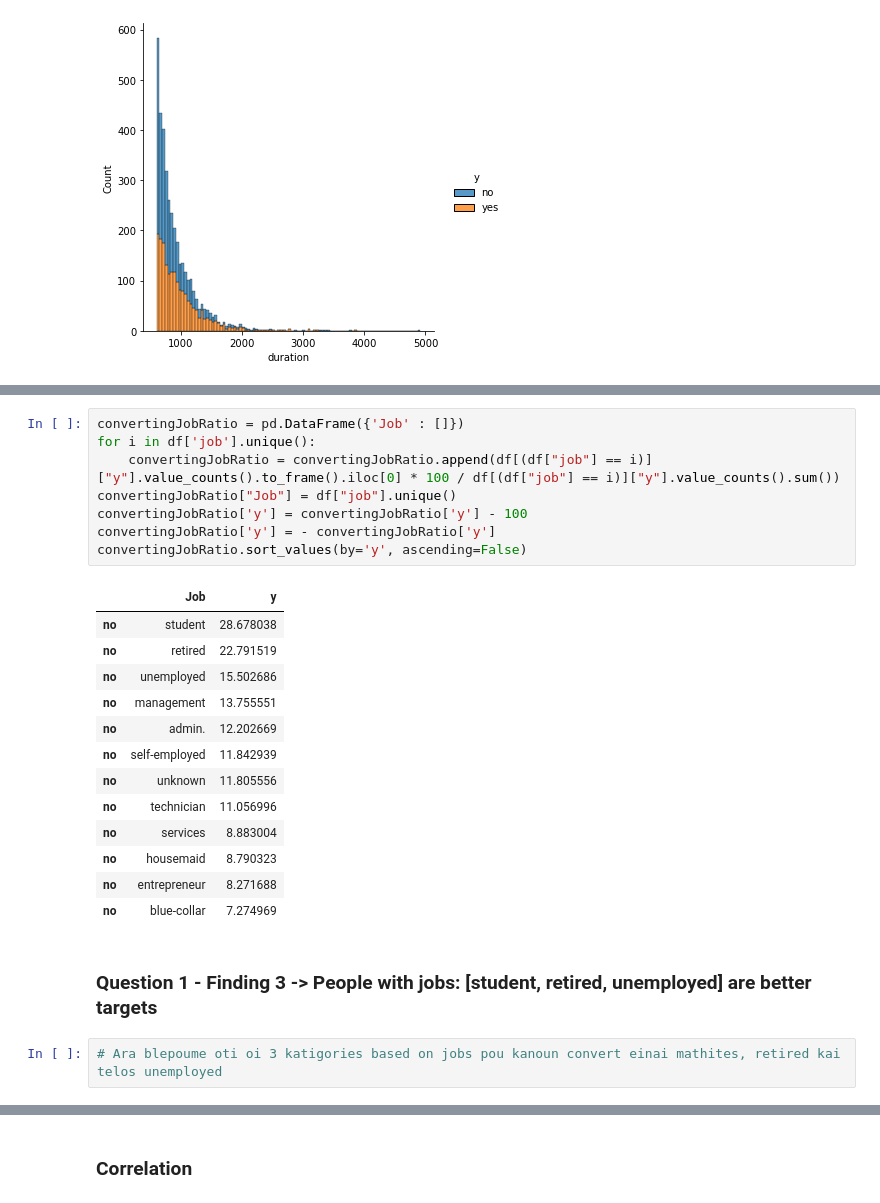
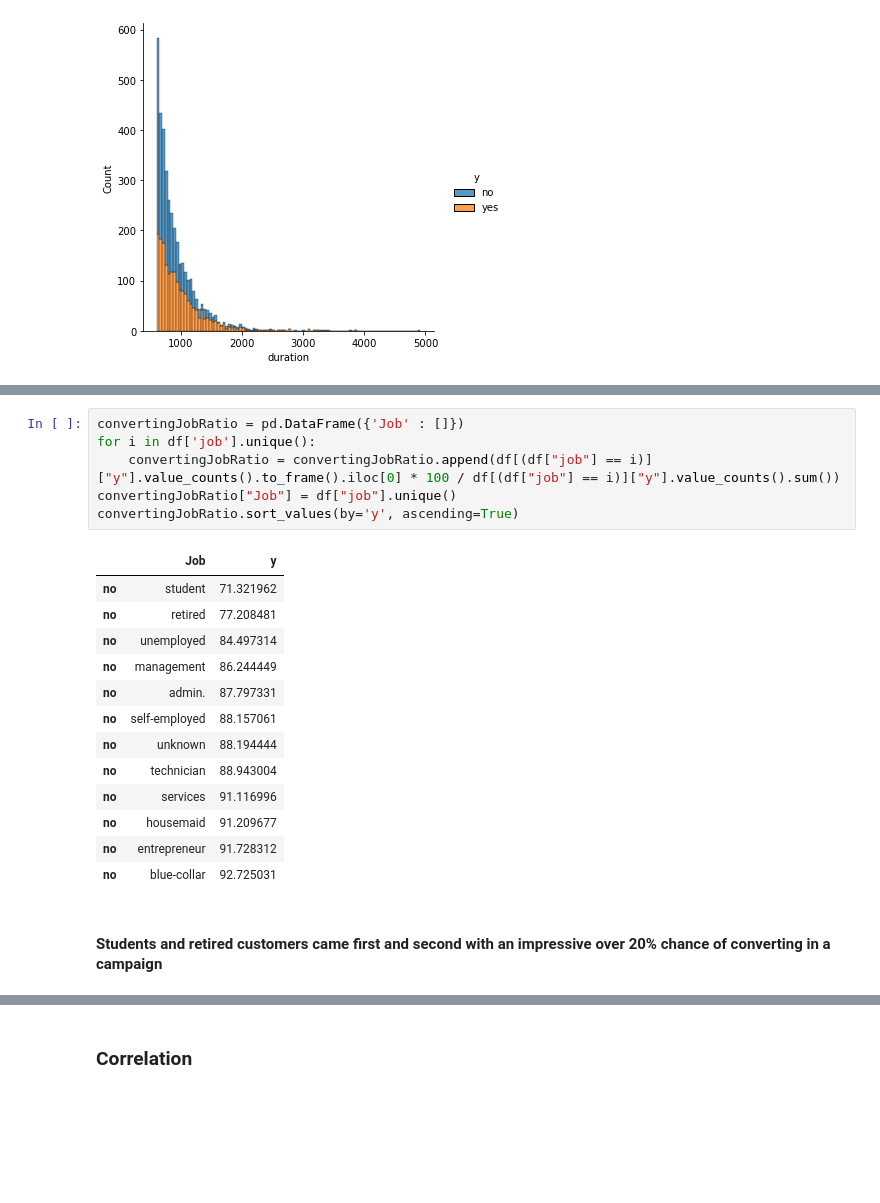
Before and after one commit to andreastgram/ds_banking, a Jupyter notebook: ds_banking.ipynb, the cells around one changed output, grey strips where cells are left out. Drawn from its saved outputs; the diff is of its cells as text; blank space fills up the shorter version.

```diff
--- a/ds_banking.ipynb
+++ b/ds_banking.ipynb
@@ -188,29 +166,25 @@ plt.show()
 # %%
 convertingJobRatio = pd.DataFrame({'Job' : []})
 for i in df['job'].unique():
     convertingJobRatio = convertingJobRatio.append(df[(df["job"] == i)]["y"].value_counts().to_frame().iloc[0] * 100 / df[(df["job"] == i)]["y"].value_counts().sum())
 convertingJobRatio["Job"] = df["job"].unique()
-convertingJobRatio['y'] = convertingJobRatio['y'] - 100
-convertingJobRatio['y'] = - convertingJobRatio['y']
-convertingJobRatio.sort_values(by='y', ascending=False)
+convertingJobRatio.sort_values(by='y', ascending=True)
 # %% [output]
 |  | Job | y |
-| no | student | 28.678038 |
-| no | retired | 22.791519 |
-| no | unemployed | 15.502686 |
-| no | management | 13.755551 |
-| no | admin. | 12.202669 |
-| no | self-employed | 11.842939 |
-| no | unknown | 11.805556 |
-| no | technician | 11.056996 |
-| no | services | 8.883004 |
-| no | housemaid | 8.790323 |
-| no | entrepreneur | 8.271688 |
-| no | blue-collar | 7.274969 |
+| no | student | 71.321962 |
+| no | retired | 77.208481 |
+| no | unemployed | 84.497314 |
+| no | management | 86.244449 |
+| no | admin. | 87.797331 |
+| no | self-employed | 88.157061 |
+| no | unknown | 88.194444 |
+| no | technician | 88.943004 |
+| no | services | 91.116996 |
+| no | housemaid | 91.209677 |
+| no | entrepreneur | 91.728312 |
+| no | blue-collar | 92.725031 |
 # %% [markdown]
-### Question 1 - Finding 3 -> People with jobs: [student, retired, unemployed] are better targets
+#### Students and retired customers came first and second with an impressive over 20% chance of converting in a campaign
-# %%
-# Ara blepoume oti oi 3 katigories based on jobs pou kanoun convert einai mathites, retired kai telos unemployed
 # %%
 sns.countplot(x="marital", hue="y", data=df)
 # %% [output]
```
Also changed, not shown: parts of 66 cells of this notebook.
